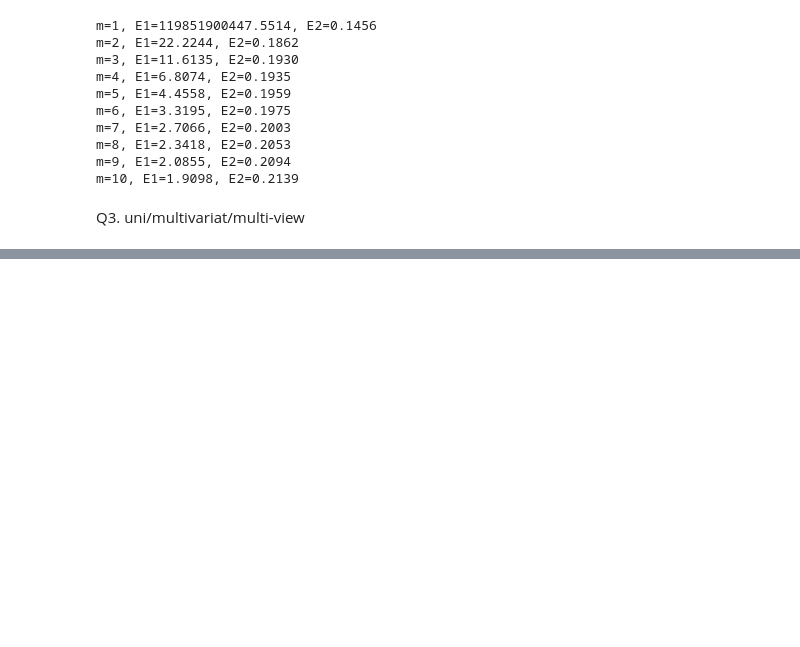
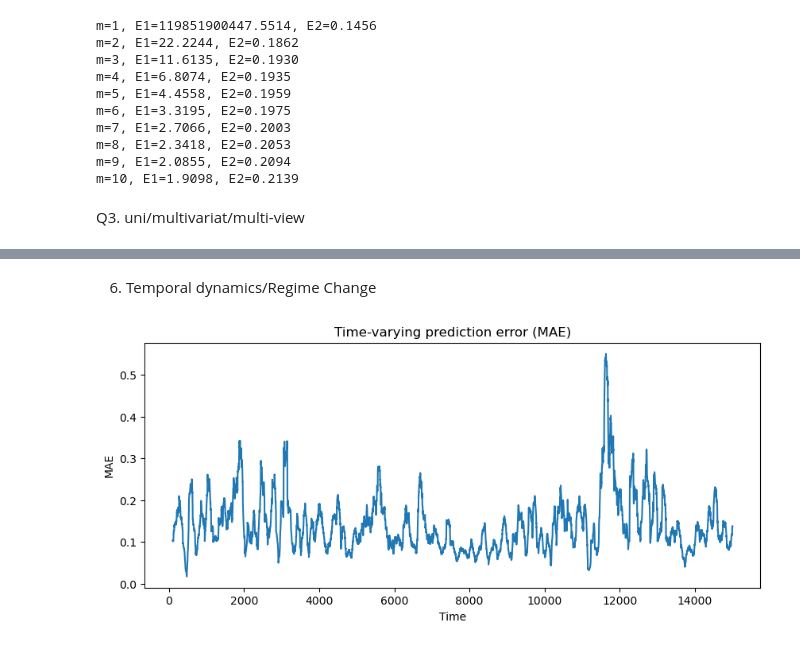
Before and after one commit to All-Purpose-Monkey/Complex_systems_group1, a Jupyter notebook: Module10/being_pm25_EDM.ipynb, the cells around one changed output, grey strips where cells are left out. Drawn from its saved outputs; the diff is of its cells as text; code cells hidden in the pictures; blank space fills up the shorter version.

```diff
--- a/Module10/being_pm25_EDM.ipynb
+++ b/Module10/being_pm25_EDM.ipynb
@@ -457,0 +557,43 @@ plt.show()
+# %% [markdown]
+6. Temporal dynamics/Regime Change
+# %%
+smap = pyEDM.SMap(
+
+    dataFrame=df,
+
+    lib=lib,
+
+    pred=pred,
+
+    E=E,
+
+    columns="pm2.5 TEMP DEWP PRES Iws Is Ir",
+
+    target="pm2.5",
+
+    theta=4,
+
+    embedded=True
+
+)
+
+pred = smap["predictions"]
+
+coef = smap["coefficients"]
+# %%
+pred_df = pd.DataFrame({
+    "obs": pred["Observations"],
+    "pred": pred["Predictions"]
+})
+
+pred_df["error"] = np.abs(pred_df["obs"] - pred_df["pred"])
+pred_df["rolling_mae"] = pred_df["error"].rolling(100).mean()
+
+plt.figure(figsize=(10,4))
+plt.plot(pred_df["rolling_mae"])
+plt.title("Time-varying prediction error (MAE)")
+plt.xlabel("Time")
+plt.ylabel("MAE")
+plt.show()
+# %% [output]
+[figure, added]
```
Also changed, not shown: parts of 13 cells of this notebook, 1 other file.
